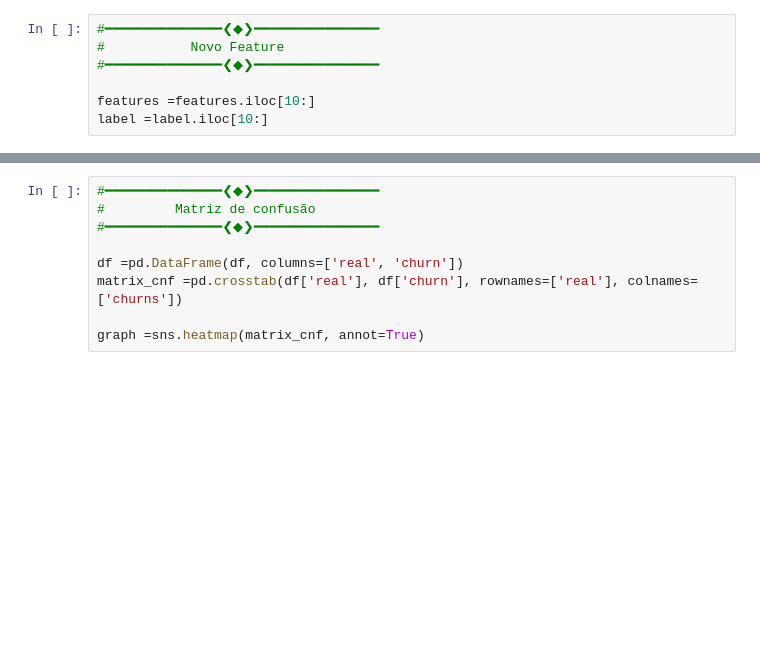
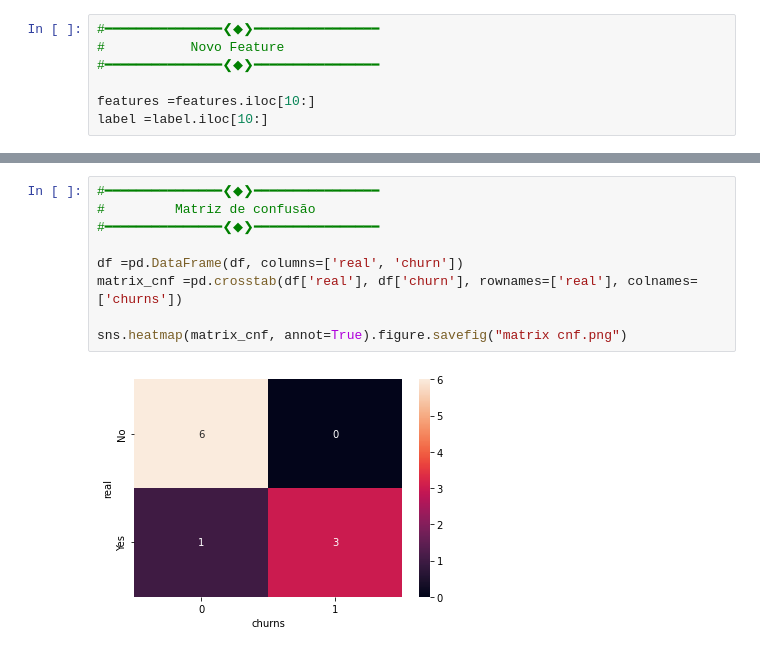
Before and after one commit to TcheloBorgas/SettLink, a Jupyter notebook: Software/Ragnar v3.ipynb, the cells around one changed output, grey strips where cells are left out. Saved outputs shown, nothing was run; the diff lists cells and outputs as text; blank space fills up the shorter version.

```diff
--- a/Software/Ragnar v3.ipynb
+++ b/Software/Ragnar v3.ipynb
@@ -236,9 +358,11 @@ print(df)
 # %%
 #━━━━━━━━━━━━━━━❮◆❯━━━━━━━━━━━━━━━━
 #         Matriz de confusão
 #━━━━━━━━━━━━━━━❮◆❯━━━━━━━━━━━━━━━━
 
 df =pd.DataFrame(df, columns=['real', 'churn'])
 matrix_cnf =pd.crosstab(df['real'], df['churn'], rownames=['real'], colnames=['churns'])
 
-graph =sns.heatmap(matrix_cnf, annot=True)
+sns.heatmap(matrix_cnf, annot=True).figure.savefig("matrix cnf.png")
+# %% [output]
+[figure, added]
```
Also changed, not shown: parts of 15 cells of this notebook, 3 other files.
